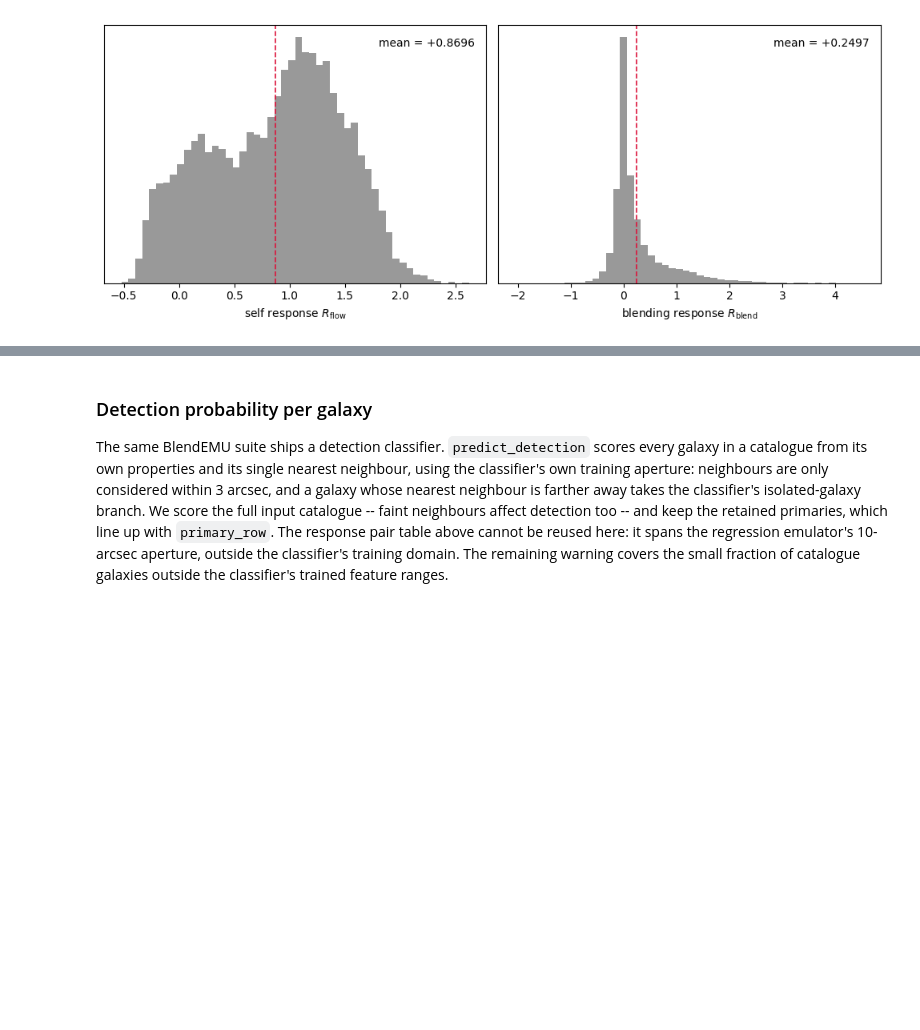
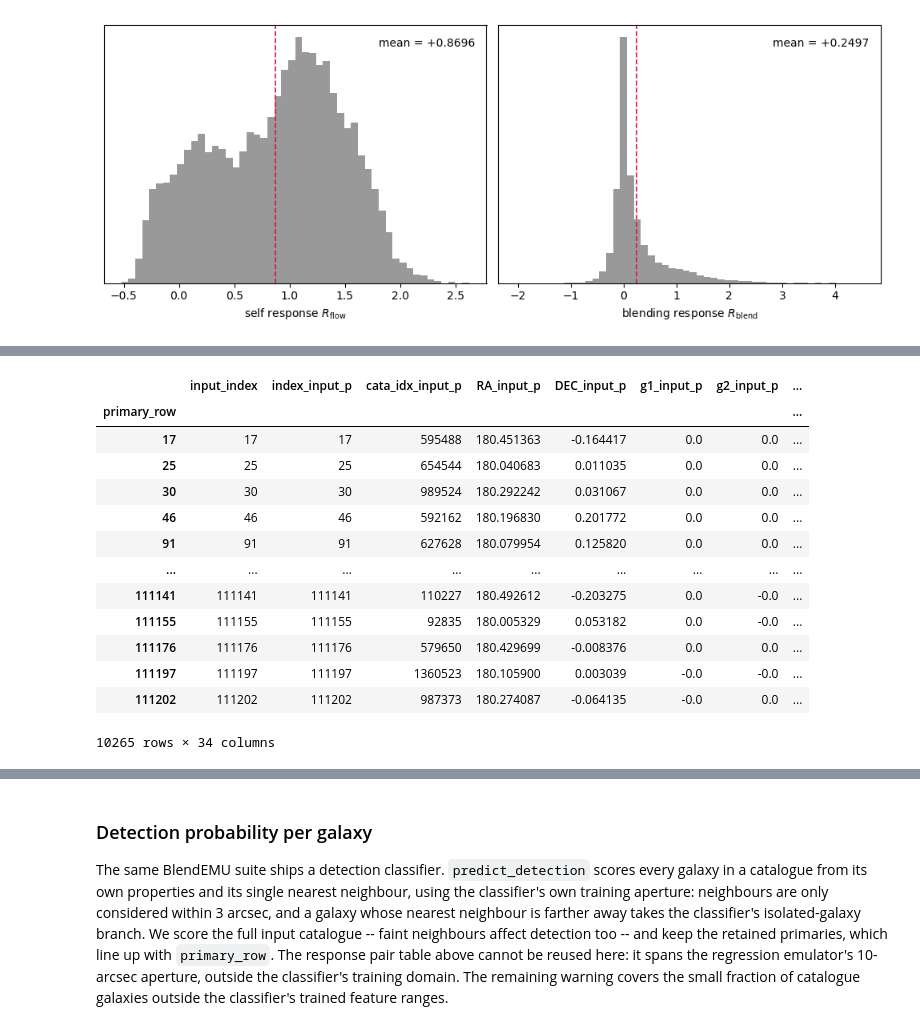
Before and after one commit to zhangzzk/SBSI, a Jupyter notebook: examples/sbsi_api_tutorial.ipynb, the cells around one changed output, grey strips where cells are left out. Drawn from its saved outputs; the diff is of its cells as text; code cells hidden in the pictures; blank space fills up the shorter version.

```diff
--- a/examples/sbsi_api_tutorial.ipynb
+++ b/examples/sbsi_api_tutorial.ipynb
@@ -198,0 +191,17 @@ plt.show()
+# %%
+prepared.flow_inputs
+# %% [output]
+|  | input_index | index_input_p | cata_idx_input_p | RA_input_p | DEC_input_p | g1_input_p | g2_input_p | ... |
+| primary_row |  |  |  |  |  |  |  | ... |
+| 17 | 17 | 17 | 595488 | 180.451363 | -0.164417 | 0.0 | 0.0 | ... |
+| 25 | 25 | 25 | 654544 | 180.040683 | 0.011035 | 0.0 | 0.0 | ... |
+| 30 | 30 | 30 | 989524 | 180.292242 | 0.031067 | 0.0 | 0.0 | ... |
+| 46 | 46 | 46 | 592162 | 180.196830 | 0.201772 | 0.0 | 0.0 | ... |
+| 91 | 91 | 91 | 627628 | 180.079954 | 0.125820 | 0.0 | 0.0 | ... |
+| ... | ... | ... | ... | ... | ... | ... | ... | ... |
+| 111141 | 111141 | 111141 | 110227 | 180.492612 | -0.203275 | 0.0 | -0.0 | ... |
+| 111155 | 111155 | 111155 | 92835 | 180.005329 | 0.053182 | 0.0 | -0.0 | ... |
+| 111176 | 111176 | 111176 | 579650 | 180.429699 | -0.008376 | 0.0 | 0.0 | ... |
+| 111197 | 111197 | 111197 | 1360523 | 180.105900 | 0.003039 | -0.0 | -0.0 | ... |
+| 111202 | 111202 | 111202 | 987373 | 180.274087 | -0.064135 | -0.0 | 0.0 | ... |
+10265 rows × 34 columns
```
Also changed, not shown: parts of 10 cells of this notebook, 9 other files.
